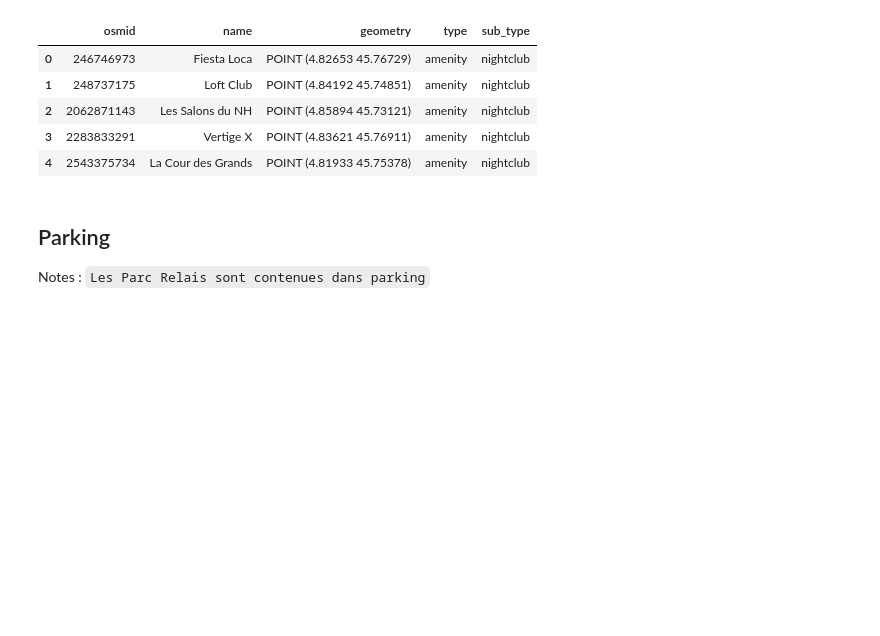
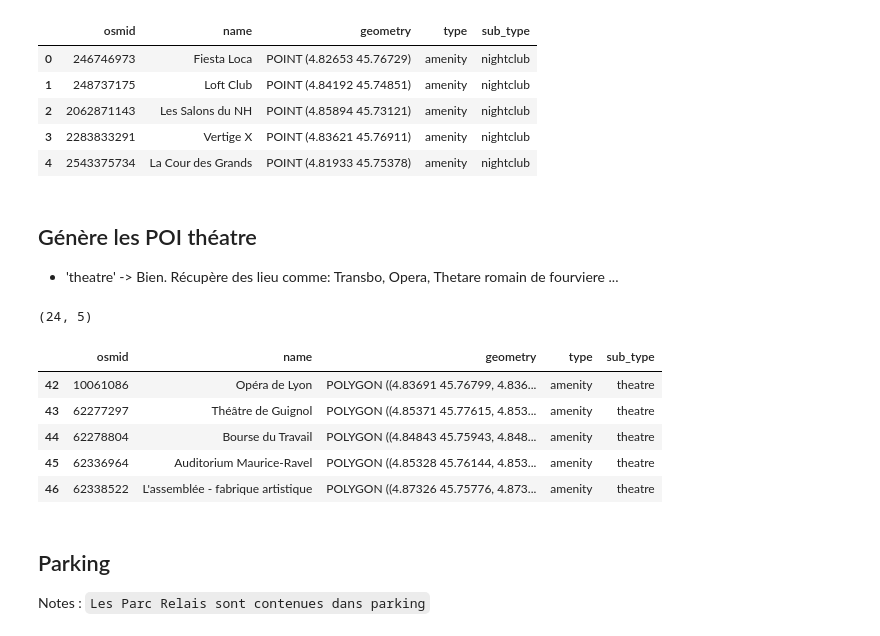
Before and after one commit to Fr-ocasting/prediction-validation, a Jupyter notebook: build_inputs/build_POIs.ipynb, the cells around one changed output. Drawn from its saved outputs; the diff is of its cells as text; code cells hidden in the pictures; blank space fills up the shorter version.

Commit message:
ajout pois 'parkings','train' 'theatre' 'iris'

```diff
--- a/build_inputs/build_POIs.ipynb
+++ b/build_inputs/build_POIs.ipynb
@@ -231,6 +231,25 @@ No amenity-nightclub within Vaulx-En-Velin, France
 | 2 | 2062871143 | Les Salons du NH | POINT (4.85894 45.73121) | amenity | nightclub |
 | 3 | 2283833291 | Vertige X | POINT (4.83621 45.76911) | amenity | nightclub |
 | 4 | 2543375734 | La Cour des Grands | POINT (4.81933 45.75378) | amenity | nightclub |
+# %% [markdown]
+## Génère les POI théatre
+- 'theatre' -> Bien. Récupère des lieu comme: Transbo, Opera, Thetare romain de fourviere ...
+# %%
+tag_type = 'amenity'
+sub_tag = 'theatre'
+sports_tags = None
+gdf_theatre = get_POIs_from_cities(CITIES,tag_type,sub_tag,sports_tags=None)
+gdf_theatre = gdf_theatre[gdf_theatre.geometry.type != 'Point']
+print(gdf_theatre.shape)
+display(gdf_theatre.head())
+# %% [output]
+(24, 5)
+|  | osmid | name | geometry | type | sub_type |
+| 42 | 10061086 | Opéra de Lyon | POLYGON ((4.83691 45.76799, 4.836... | amenity | theatre |
+| 43 | 62277297 | Théâtre de Guignol | POLYGON ((4.85371 45.77615, 4.853... | amenity | theatre |
+| 44 | 62278804 | Bourse du Travail | POLYGON ((4.84843 45.75943, 4.848... | amenity | theatre |
+| 45 | 62336964 | Auditorium Maurice-Ravel | POLYGON ((4.85328 45.76144, 4.853... | amenity | theatre |
+| 46 | 62338522 | L'assemblée - fabrique artistique | POLYGON ((4.87326 45.75776, 4.873... | amenity | theatre |
 # %% [markdown]
 ## Parking
 Notes : `Les Parc Relais sont contenues dans parking`
```
Also changed, not shown: parts of 10 cells of this notebook, 1 other file.
